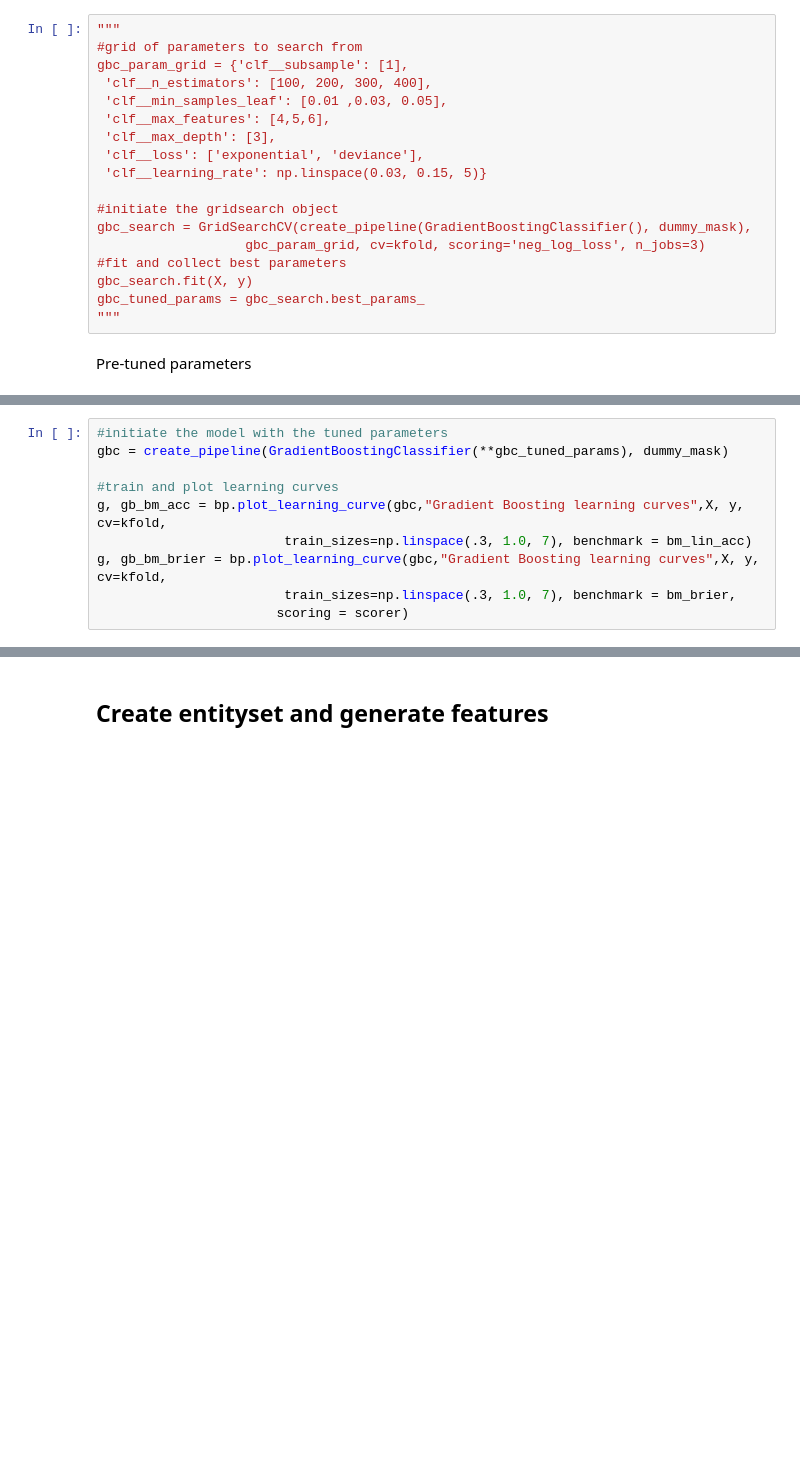
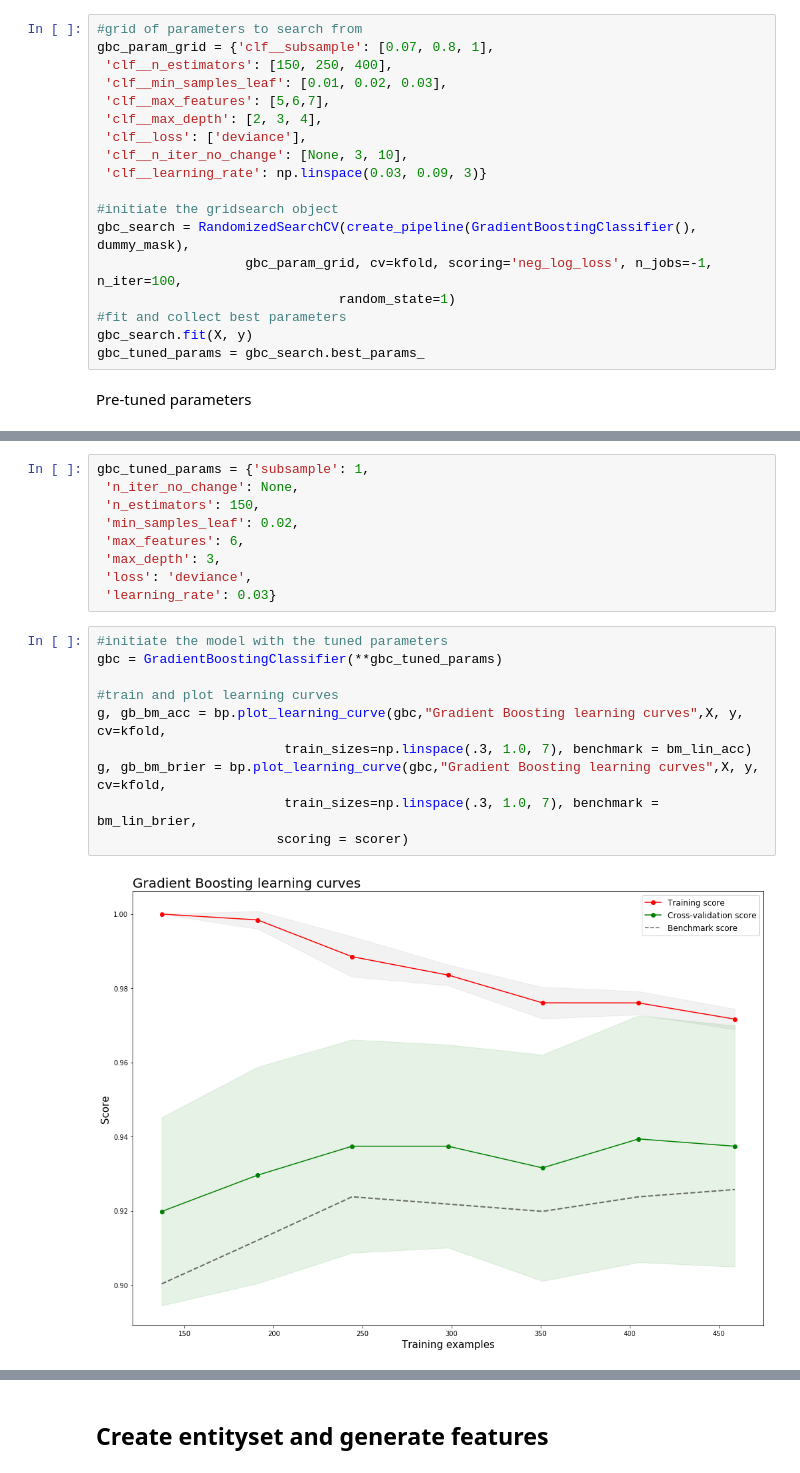
Before and after one commit to loerssoni/credit_risk_prediction, a Jupyter notebook: Credit Default Prediction with ML.ipynb, the cells around one changed output, grey strips where cells are left out. Cells and saved outputs as stored; diff of their text form; blank space fills up the shorter version.

```diff
--- a/Credit Default Prediction with ML.ipynb
+++ b/Credit Default Prediction with ML.ipynb
@@ -181,22 +207,22 @@ With some hyperparameter search, we achieve quite similar performance, than the
 Note that the hyperparameter search might cause some overfit on the training sample. Again, the holdout test data provides some guidance as to whether were overfitting.
 The hyperparameter tuning below runs for a while. For convenience, tuned parameters are available below.
 # %%
-"""
 #grid of parameters to search from
-gbc_param_grid = {'clf__subsample': [1],
- 'clf__n_estimators': [100, 200, 300, 400],
- 'clf__min_samples_leaf': [0.01 ,0.03, 0.05],
- 'clf__max_features': [4,5,6],
- 'clf__max_depth': [3],
- 'clf__loss': ['exponential', 'deviance'],
- 'clf__learning_rate': np.linspace(0.03, 0.15, 5)}
+gbc_param_grid = {'clf__subsample': [0.07, 0.8, 1],
+ 'clf__n_estimators': [150, 250, 400],
+ 'clf__min_samples_leaf': [0.01, 0.02, 0.03],
+ 'clf__max_features': [5,6,7],
+ 'clf__max_depth': [2, 3, 4],
+ 'clf__loss': ['deviance'],
+ 'clf__n_iter_no_change': [None, 3, 10],
+ 'clf__learning_rate': np.linspace(0.03, 0.09, 3)}
 
 #initiate the gridsearch object
-gbc_search = GridSearchCV(create_pipeline(GradientBoostingClassifier(), dummy_mask),
-                   gbc_param_grid, cv=kfold, scoring='neg_log_loss', n_jobs=3)
+gbc_search = RandomizedSearchCV(create_pipeline(GradientBoostingClassifier(), dummy_mask),
+                   gbc_param_grid, cv=kfold, scoring='neg_log_loss', n_jobs=-1, n_iter=100,
+                               random_state=1)
 #fit and collect best parameters
 gbc_search.fit(X, y)
 gbc_tuned_params = gbc_search.best_params_
-"""
 # %% [markdown]
 Pre-tuned parameters
@@ -211,10 +229,21 @@ gbc_tuned_params = {'learning_rate': 0.06,
+# %%
+gbc_tuned_params = {'subsample': 1,
+ 'n_iter_no_change': None,
+ 'n_estimators': 150,
+ 'min_samples_leaf': 0.02,
+ 'max_features': 6,
+ 'max_depth': 3,
+ 'loss': 'deviance',
+ 'learning_rate': 0.03}
 # %%
 #initiate the model with the tuned parameters
-gbc = create_pipeline(GradientBoostingClassifier(**gbc_tuned_params), dummy_mask)
+gbc = GradientBoostingClassifier(**gbc_tuned_params)
 
 #train and plot learning curves
 g, gb_bm_acc = bp.plot_learning_curve(gbc,"Gradient Boosting learning curves",X, y, cv=kfold,
                         train_sizes=np.linspace(.3, 1.0, 7), benchmark = bm_lin_acc)
 g, gb_bm_brier = bp.plot_learning_curve(gbc,"Gradient Boosting learning curves",X, y, cv=kfold,
-                        train_sizes=np.linspace(.3, 1.0, 7), benchmark = bm_brier,
+                        train_sizes=np.linspace(.3, 1.0, 7), benchmark = bm_lin_brier,
                        scoring = scorer)
+# %% [output]
+[figure, added]
```
Also changed, not shown: parts of 32 cells of this notebook, 1 other file.
